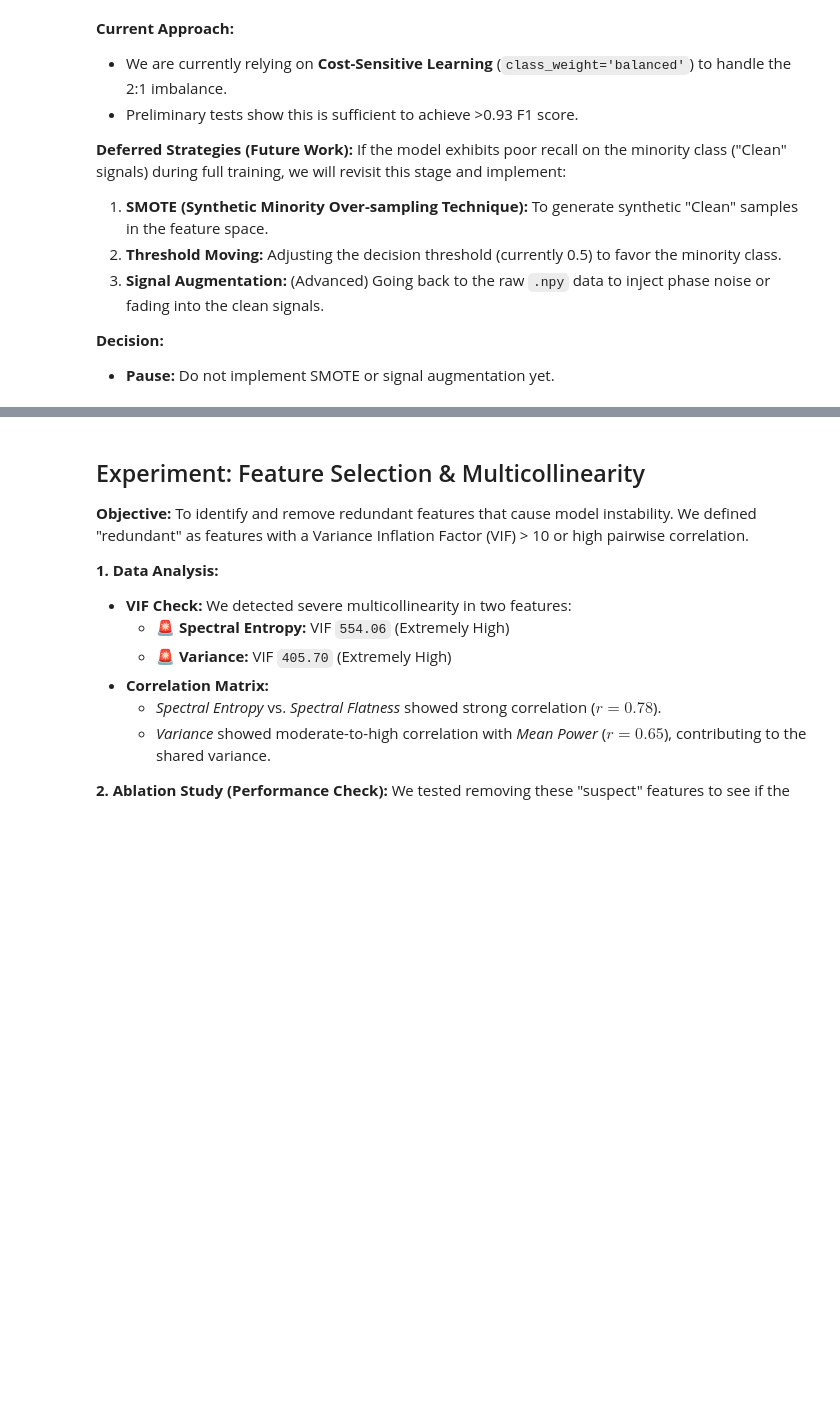
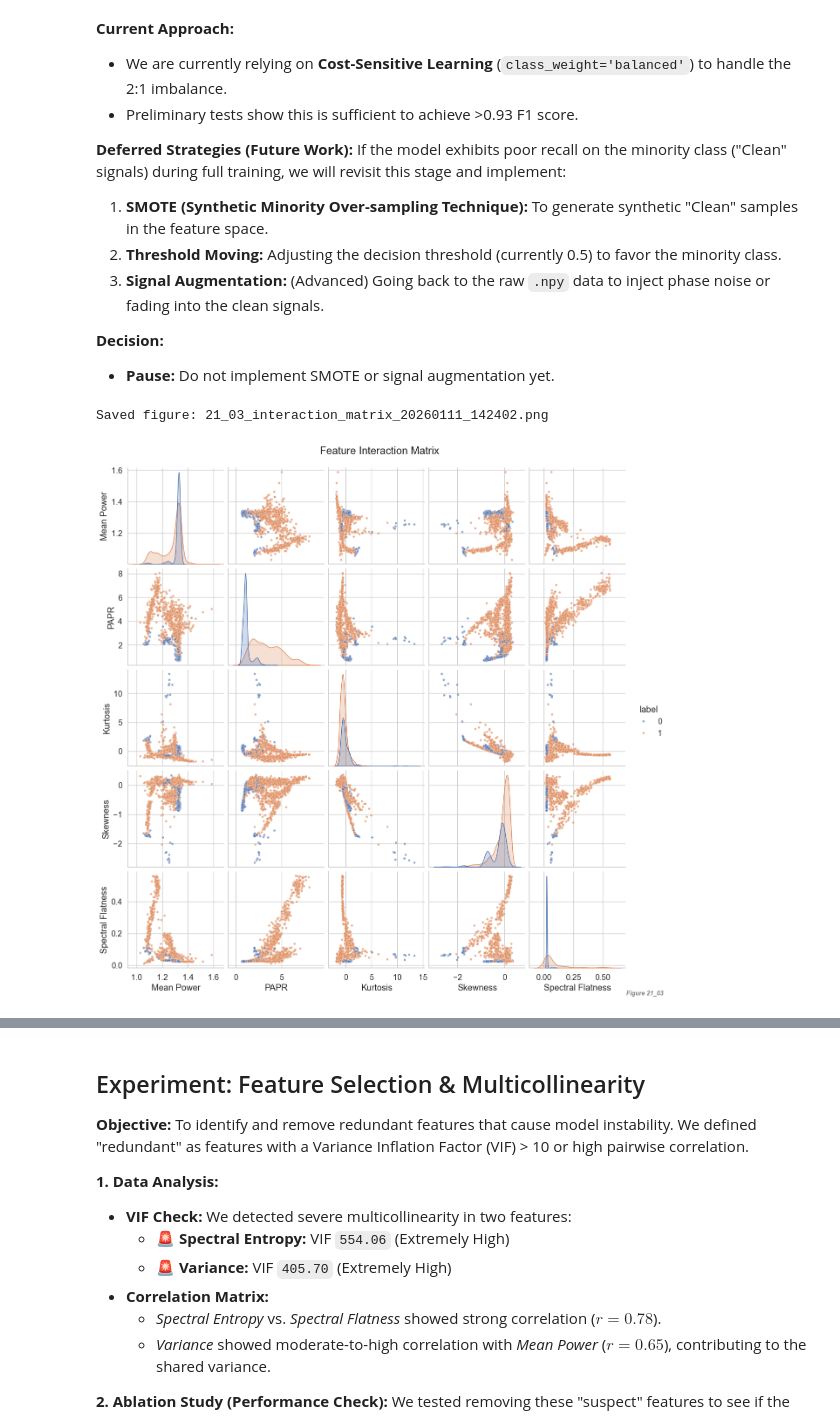
Before and after one commit to Itapit/LucidRF, a Jupyter notebook: ml/notebooks/21_visualize_dataset.ipynb, the cells around one changed output, grey strips where cells are left out. Cells and saved outputs as stored; diff of their text form; code cells hidden in the pictures; blank space fills up the shorter version.

```diff
--- a/ml/notebooks/21_visualize_dataset.ipynb
+++ b/ml/notebooks/21_visualize_dataset.ipynb
@@ -101,24 +119,27 @@ If the model exhibits poor recall on the minority class ("Clean" signals) during
 # %%
 # Feature Interaction Matrix (Pair Plot)
 
 # We sample 2000 points to keep rendering fast
 plot_sample = df.sample(n=min(2000, len(df)), random_state=42)
 
 # Create the plot
 g = sns.pairplot(
     plot_sample,
     vars=features_to_plot,
     hue='label',
     palette={0: 'C0', 1: 'C1'},
     plot_kws={'alpha': 0.6, 's': 15}, # s=size of dots, alpha=transparency
     diag_kind='kde' # Curves on the diagonal
 )
 
 g.fig.suptitle("Feature Interaction Matrix", y=1.02)
 
 # Save it
-save_plot("interaction_matrix",fig_id="03", prefix=NB_ID)
+save_plot("interaction_matrix",fig_id="03", nb_id=NB_ID)
 plt.show()
+# %% [output]
+Saved figure: 21_03_interaction_matrix_20260111_142402.png
+[figure, added]
 # %%
 # Checks metadata consistency and feature relationships.
 
```
Also changed, not shown: parts of 7 cells of this notebook.
